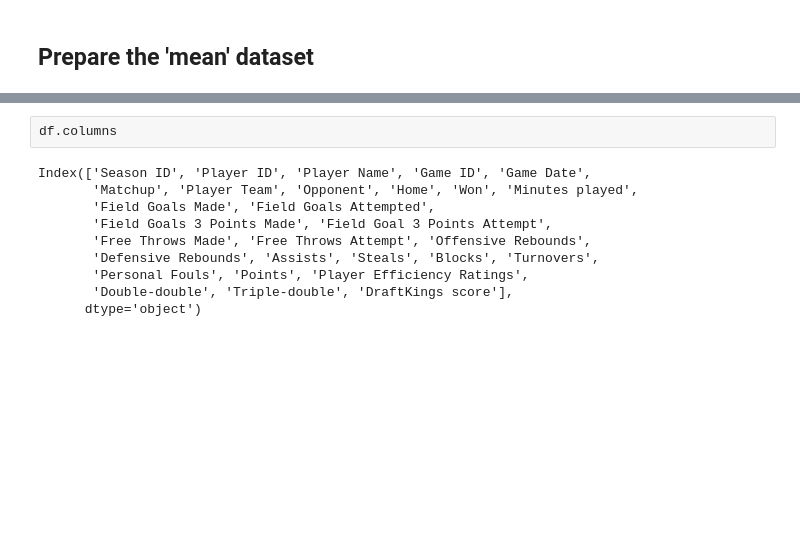
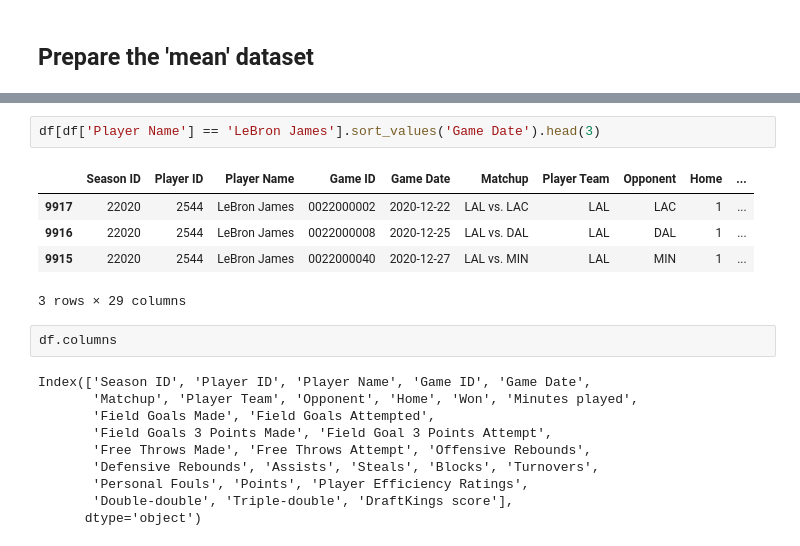
Before and after one commit to pratikgirigoswami/Player-Performance-Improvement-Prediction, a Jupyter notebook: Data Gathering/dataset.ipynb, the cells around one changed output, grey strips where cells are left out. Saved outputs shown, nothing was run; the diff lists cells and outputs as text; blank space fills up the shorter version.

```diff
--- a/Data Gathering/dataset.ipynb
+++ b/Data Gathering/dataset.ipynb
@@ -243,3 +267,11 @@ df.head(3)
+# %%
+df[df['Player Name'] == 'LeBron James'].sort_values('Game Date').head(3)
+# %% [output]
+|  | Season ID | Player ID | Player Name | Game ID | Game Date | Matchup | Player Team | Opponent | Home | ... |
+| 9917 | 22020 | 2544 | LeBron James | 0022000002 | 2020-12-22 | LAL vs. LAC | LAL | LAC | 1 | ... |
+| 9916 | 22020 | 2544 | LeBron James | 0022000008 | 2020-12-25 | LAL vs. DAL | LAL | DAL | 1 | ... |
+| 9915 | 22020 | 2544 | LeBron James | 0022000040 | 2020-12-27 | LAL vs. MIN | LAL | MIN | 1 | ... |
+3 rows × 29 columns
 # %%
 df.columns
 # %% [output]
```
Also changed, not shown: parts of 17 cells of this notebook.
